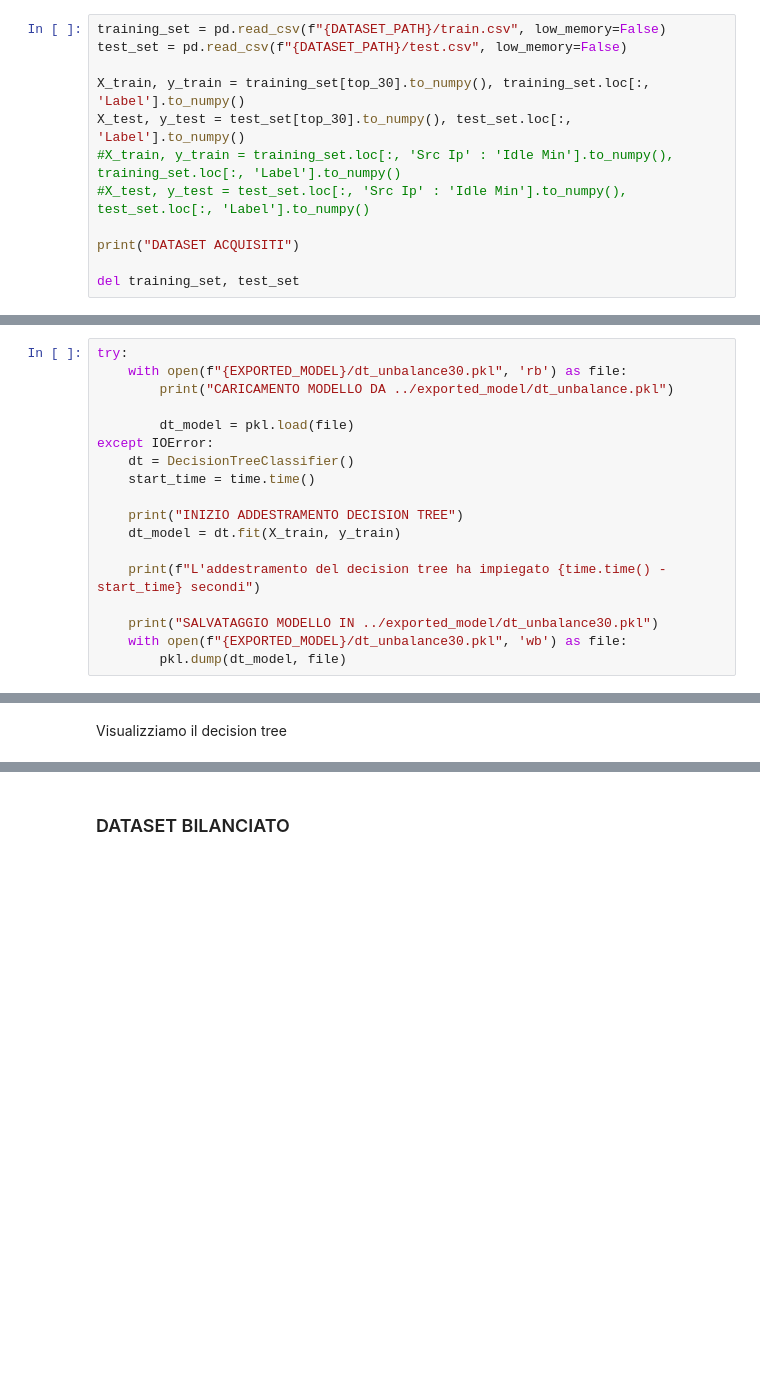
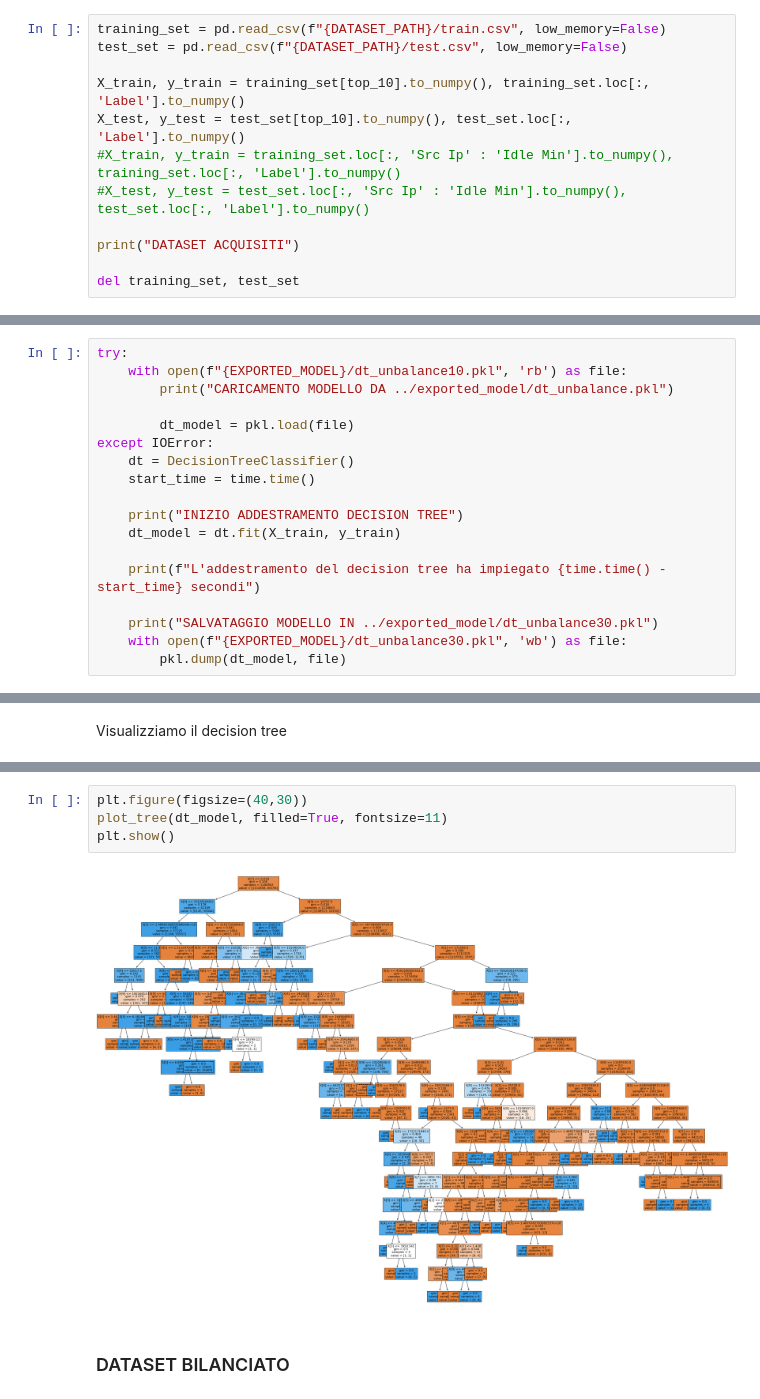
Before and after one commit to denisG99/ransomwareNetworkTrafficDetection, a Jupyter notebook: src/project.ipynb, the cells around one changed output, grey strips where cells are left out. Cells and saved outputs as stored; diff of their text form; blank space fills up the shorter version.

```diff
--- a/src/project.ipynb
+++ b/src/project.ipynb
@@ -471,8 +472,8 @@ top_30 = ['Fwd Pkt Len Min', 'Dst Port', 'Flow Iat Mean', 'Pkt Len Min', 'Bwd Pk
 training_set = pd.read_csv(f"{DATASET_PATH}/train.csv", low_memory=False)
 test_set = pd.read_csv(f"{DATASET_PATH}/test.csv", low_memory=False)
 
-X_train, y_train = training_set[top_30].to_numpy(), training_set.loc[:, 'Label'].to_numpy()
-X_test, y_test = test_set[top_30].to_numpy(), test_set.loc[:, 'Label'].to_numpy()
+X_train, y_train = training_set[top_10].to_numpy(), training_set.loc[:, 'Label'].to_numpy()
+X_test, y_test = test_set[top_10].to_numpy(), test_set.loc[:, 'Label'].to_numpy()
 #X_train, y_train = training_set.loc[:, 'Src Ip' : 'Idle Min'].to_numpy(), training_set.loc[:, 'Label'].to_numpy()
 #X_test, y_test = test_set.loc[:, 'Src Ip' : 'Idle Min'].to_numpy(), test_set.loc[:, 'Label'].to_numpy()
 
@@ -548,7 +547,7 @@ Normalizzazione completata
 ### DATASET SBILANCIATO
 # %%
 try:
-    with open(f"{EXPORTED_MODEL}/dt_unbalance30.pkl", 'rb') as file:
+    with open(f"{EXPORTED_MODEL}/dt_unbalance10.pkl", 'rb') as file:
         print("CARICAMENTO MODELLO DA ../exported_model/dt_unbalance.pkl")
 
         dt_model = pkl.load(file)
@@ -602,3 +568,9 @@ Precision in testing phase: 0.9999525766677205
+# %%
+plt.figure(figsize=(40,30))
+plot_tree(dt_model, filled=True, fontsize=11)
+plt.show()
+# %% [output]
+[figure, added]
 # %% [markdown]
 ### DATASET BILANCIATO
 # %%
```
Also changed, not shown: parts of 32 cells of this notebook.
